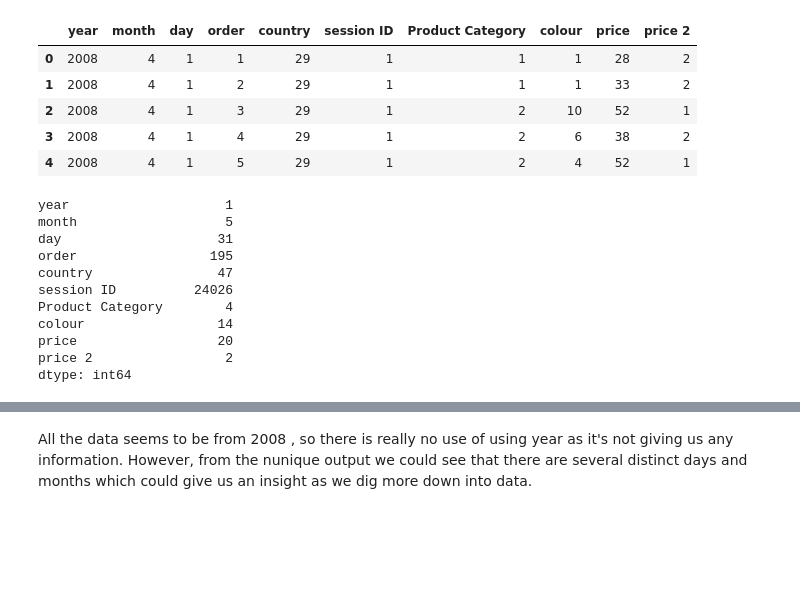
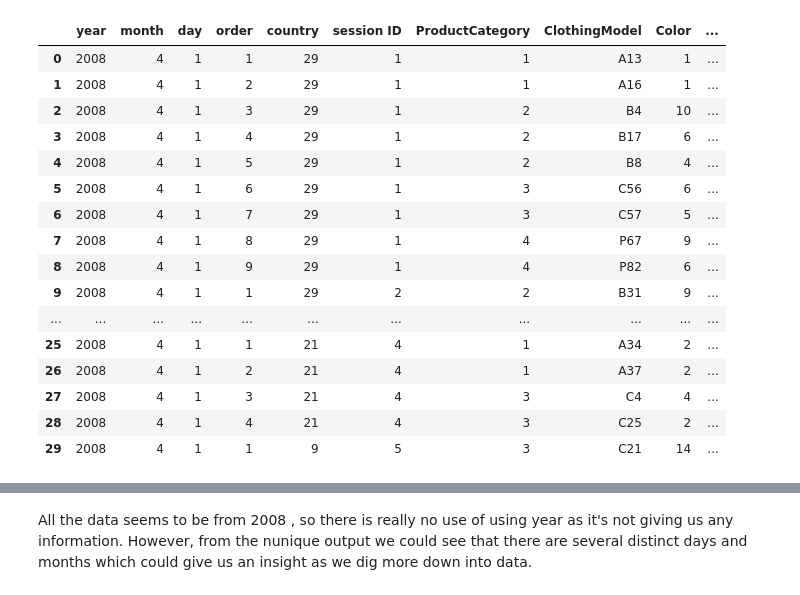
Before and after one commit to mpaydar/381_GroupProject, a Jupyter notebook: 381_groupProject.ipynb, the cells around one changed output, grey strips where cells are left out. Drawn from its saved outputs; the diff is of its cells as text; code cells hidden in the pictures; blank space fills up the shorter version.

```diff
--- a/381_groupProject.ipynb
+++ b/381_groupProject.ipynb
@@ -125,30 +151,39 @@ the average price for the entire product category
 # %%
 import pandas as pd
+import matplotlib.pyplot as plt
+import seaborn as sns
+import numpy as np
 
 
+
+# First, read the data into python using pandas, read csv file.
 dataframe=pd.read_csv("https://raw.githubusercontent.com/mpaydar/381_GroupProject/main/GroupProject/e_shopDataset.csv")
-dataframe.rename(columns={'page 1 (main category)': 'Product Category'},inplace=True)      # updating some of the attribute name to a better one
-dataframe=dataframe.drop(["page 2 (clothing model)","model photography","location","page"],axis=1)    # removing some of the attributes we don't need in our analysis
-dataframe.head()
+df=pd.read_csv("https://raw.githubusercontent.com/mpaydar/381_GroupProject/main/GroupProject/e_shopDataset.csv")
+
+# updating some of the attribute name to a better one
+dataframe.rename(columns={'page 1 (main category)': 'ProductCategory', 'page 2 (clothing model)': 'ClothingModel' , 'colour' : 'Color', 'model photography' : 'ModelPhoto'},inplace=True)
+
+header = ['Year','Month', 'Day' , '#ofClicks', 'Country' , 'SessionID' , 'ProductCategory' , 'Color', 'Price' , 'HigherThanAvgPrice']
+
+# removing some of the attributes we don't need in our analysis
+# dataframe=dataframe.drop(["page 2 (clothing model)","model photography","location","page"],axis=1)
+# dataframe.columns = header
+dataframe.head(30)
 # %% [output]
-|  | year | month | day | order | country | session ID | Product Category | colour | price | price 2 |
-| 0 | 2008 | 4 | 1 | 1 | 29 | 1 | 1 | 1 | 28 | 2 |
-| 1 | 2008 | 4 | 1 | 2 | 29 | 1 | 1 | 1 | 33 | 2 |
-| 2 | 2008 | 4 | 1 | 3 | 29 | 1 | 2 | 10 | 52 | 1 |
-| 3 | 2008 | 4 | 1 | 4 | 29 | 1 | 2 | 6 | 38 | 2 |
-| 4 | 2008 | 4 | 1 | 5 | 29 | 1 | 2 | 4 | 52 | 1 |
+|  | year | month | day | order | country | session ID | ProductCategory | ClothingModel | Color | ... |
+| 0 | 2008 | 4 | 1 | 1 | 29 | 1 | 1 | A13 | 1 | ... |
+| 1 | 2008 | 4 | 1 | 2 | 29 | 1 | 1 | A16 | 1 | ... |
+| 2 | 2008 | 4 | 1 | 3 | 29 | 1 | 2 | B4 | 10 | ... |
+| 3 | 2008 | 4 | 1 | 4 | 29 | 1 | 2 | B17 | 6 | ... |
+| 4 | 2008 | 4 | 1 | 5 | 29 | 1 | 2 | B8 | 4 | ... |
+| 5 | 2008 | 4 | 1 | 6 | 29 | 1 | 3 | C56 | 6 | ... |
+| 6 | 2008 | 4 | 1 | 7 | 29 | 1 | 3 | C57 | 5 | ... |
+| 7 | 2008 | 4 | 1 | 8 | 29 | 1 | 4 | P67 | 9 | ... |
+| 8 | 2008 | 4 | 1 | 9 | 29 | 1 | 4 | P82 | 6 | ... |
+| 9 | 2008 | 4 | 1 | 1 | 29 | 2 | 2 | B31 | 9 | ... |
+| ... | ... | ... | ... | ... | ... | ... | ... | ... | ... | ... |
+| 25 | 2008 | 4 | 1 | 1 | 21 | 4 | 1 | A34 | 2 | ... |
+| 26 | 2008 | 4 | 1 | 2 | 21 | 4 | 1 | A37 | 2 | ... |
+| 27 | 2008 | 4 | 1 | 3 | 21 | 4 | 3 | C4 | 4 | ... |
+| 28 | 2008 | 4 | 1 | 4 | 21 | 4 | 3 | C25 | 2 | ... |
+| 29 | 2008 | 4 | 1 | 1 | 9 | 5 | 3 | C21 | 14 | ... |
-# %%
-a=dataframe['year'].unique
-dataframe.nunique()
-# %% [output]
-year                    1
-month                   5
-day                    31
-order                 195
-country                47
-session ID          24026
-Product Category        4
-colour                 14
-price                  20
-price 2                 2
-dtype: int64
```
Also changed, not shown: parts of 15 cells of this notebook.
